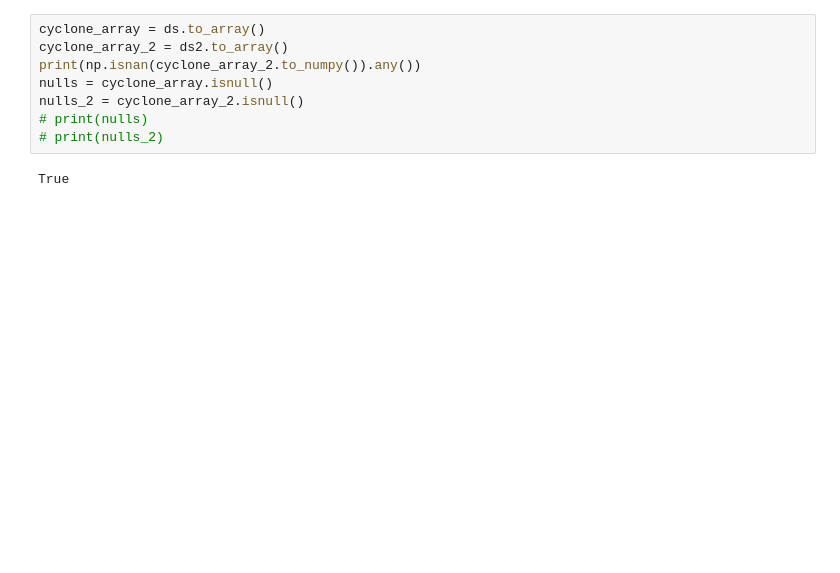
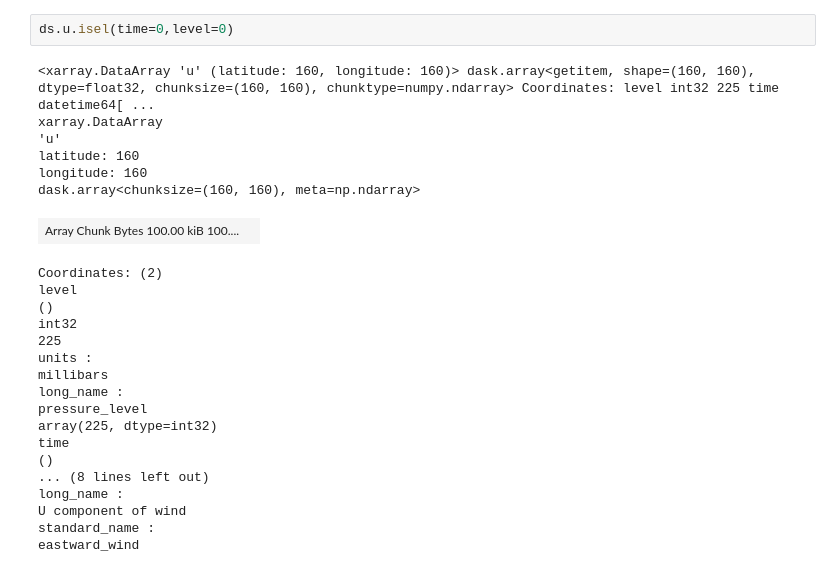
Before and after one commit to jackmiller2003/dl-cyclones, a Jupyter notebook: reanalysis/Untitled2.ipynb, the cells around one changed output. Drawn from its saved outputs; the diff is of its cells as text; blank space fills up the shorter version.

```diff
--- a/reanalysis/Untitled2.ipynb
+++ b/reanalysis/Untitled2.ipynb
@@ -80,10 +80,27 @@ visualisations.heatmap(ds.z, time=46, level=3)
 # %%
-cyclone_array = ds.to_array()
-cyclone_array_2 = ds2.to_array()
-print(np.isnan(cyclone_array_2.to_numpy()).any())
-nulls = cyclone_array.isnull()
-nulls_2 = cyclone_array_2.isnull()
-# print(nulls)
-# print(nulls_2)
+ds.u.isel(time=0,level=0)
 # %% [output]
-True
+<xarray.DataArray 'u' (latitude: 160, longitude: 160)> dask.array<getitem, shape=(160, 160), dtype=float32, chunksize=(160, 160), chunktype=numpy.ndarray> Coordinates: level int32 225 time datetime64[ ...
+xarray.DataArray
+'u'
+latitude: 160
+longitude: 160
+dask.array<chunksize=(160, 160), meta=np.ndarray>
+| Array Chunk Bytes 100.00 kiB 100.... |  |
+Coordinates: (2)
+level
+()
+int32
+225
+units :
+millibars
+long_name :
+pressure_level
+array(225, dtype=int32)
+time
+()
+... (8 lines left out)
+long_name :
+U component of wind
+standard_name :
+eastward_wind
```
Also changed, not shown: parts of 3 cells of this notebook, 3 other files.
